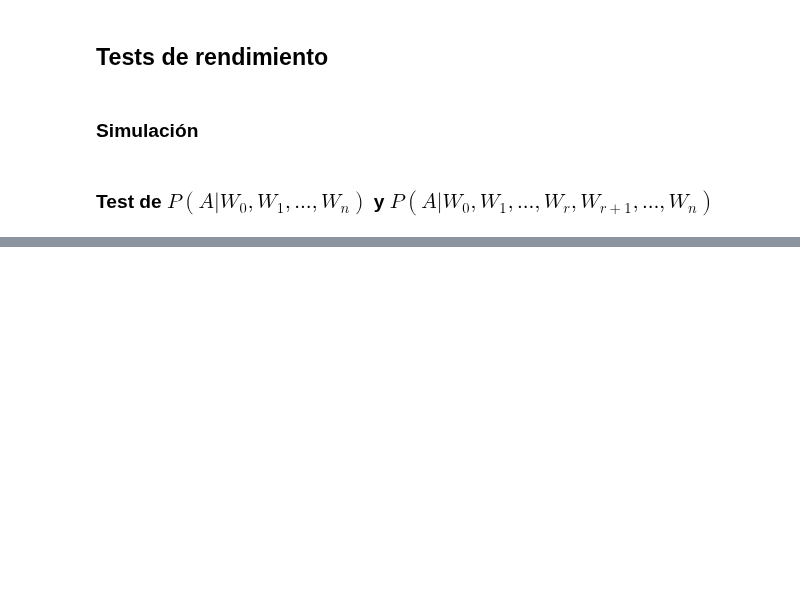
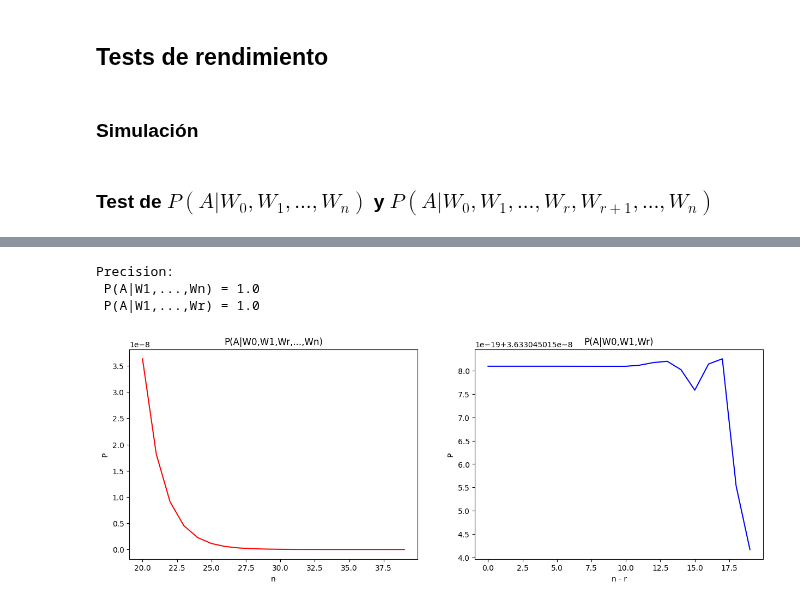
Before and after one commit to robertorys/Tesis, a Jupyter notebook: Test_mib_v2_3_1.ipynb, the cells around one changed output, grey strips where cells are left out. Cells and saved outputs as stored; diff of their text form; code cells hidden in the pictures; blank space fills up the shorter version.

```diff
--- a/Test_mib_v2_3_1.ipynb
+++ b/Test_mib_v2_3_1.ipynb
@@ -847,9 +897,3 @@ for w in wit:
-# %%
-k = len(W) + 2 - len(Wt_v)
-print('10^',k)
-# %%
-CA, VA, p = QW_AT.Query(vars=(A,), indep=tuple(Wt), values_indep=tuple(Wt_v))
-VA, p
 # %% [markdown]
 ## Tests de rendimiento
 # %% [markdown]
@@ -1003,7 +1083,7 @@ for autor in oc_autor:
 # Dicionario de valores de probabilidad
 dA = dict(n_)
 # Distribución de probabilidad
-PA = mb.Distrib(vars=set([A]), table = dA, columns=('A',))
+PA = mb.Distrib(table = dA, columns=('A',))
 print(A.getValues())
 PA.print_table()
 
@@ -1053,5 +1133,5 @@ def Laplace_gral(tabla):
 
 Laplace_gral(dT_A)
 
-PT_A = mb.CondDistrib(set([T]), set([A]), dT_A, (T.getName(),), (A.getName(),))
+PT_A = mb.CondDistrib(dT_A, (T.getName(),), (A.getName(),))
 PT_A.print_table()
@@ -1065,7 +1149,9 @@ print(len(vocab_dif))
 nuevo_vocab = vocab_inter.copy()
 
 ps_rn = []
+t_ps_rn = []
 ps_n = []
+t_ps_n = []
 xn_p = []
 
 for i in range(20):
@@ -1090,8 +1176,8 @@ for i in range(20):
     conteo_w = dict(df_train_T.Conteos)
     pares_train = list(zip(df_train_T.autor,df_train_T.tipo))
 
-    for i,k in enumerate(conteo_w.keys()):
-        conteo_w[k] = {pares_train[i] : dict(conteo_w[k])}
+    for j,k in enumerate(conteo_w.keys()):
+        conteo_w[k] = {pares_train[j] : dict(conteo_w[k])}
 
     def check(palabra,pares_ta):
         pw_ = {}
@@ -1127,7 +1213,7 @@ for i in range(20):
     PW_AT = {}
     for w in nuevo_vocab:    # vocabulario reducido
         t = check(w,pares_ta)
-        PW_AT[w] = mb.CondDistrib(set([W[w]]),set([A,T]), dict(t), (W[w].getName(),), (A.getName(), T.getName()))
+        PW_AT[w] = mb.CondDistrib(dict(t), (W[w].getName(),), (A.getName(), T.getName()))
 
     vars_set = set([A,T] + [W[w] for w in W])
     descomp_set = set([PA, PT_A] + [PW_AT[w] for w in W])
@@ -1141,13 +1227,20 @@ for i in range(20):
             values_wi.append(1)
         else:
             values_wi.append(0)
-
-    p = Q_PATW.Query(vars=tuple([A]), indep=tuple([W[w] for w in W]), values_var = tuple(['jean de la fontaine']),values_indep = values_wi)
+    inicio = time.time()
+    # p = Q_PATW.Query_lg(vars=tuple([A]), indep=tuple([W[w] for w in W]), vars_values= tuple(['jean de la fontaine']), indep_values=values_wi)
+    p = Q_PATW.Query(vars=tuple([A]), indep=tuple([W[w] for w in W]), indep_values=values_wi)
+    fin = time.time()
     ps_n.append(p)
+    t_ps_n.append(fin - inicio)
 
     indep_wi = tuple([W[w] for w in vocab_inter])
     values_iwi = tuple([1 for w in indep_wi])
-    p = Q_PATW.Query(vars=tuple([A]), indep = indep_wi, values_var = tuple(['jean de la fontaine']),values_indep = values_iwi)
+    inicio = time.time()
+    # p = Q_PATW.Query_lg(vars=tuple([A]), indep = indep_wi, vars_values = tuple(['jean de la fontaine']), indep_values = values_iwi)
+    p = Q_PATW.Query(vars=tuple([A]), indep = indep_wi, indep_values = values_iwi)
+    fin = time.time()
     ps_rn.append(p)
-
+    t_ps_rn.append(fin - inicio)
+    print(i+1)
     nuevo_vocab.add(vocab_dif.pop())
@@ -1154,16 +1265,35 @@ for i in range(20):
+# %%
+e_ps_n = 0
+e_ps_rn = 0
+for i in range(len(ps_n)):
+    if ps_n[i][1][0] == 'jean de la fontaine':
+        e_ps_n += 1
+    if ps_rn[i][1][0] == 'jean de la fontaine':
+        e_ps_rn += 1
+    # print("P(A|W1,...,Wn) -> {}".format(ps_n[i]))
+    # print("P(A|W1,...,Wr) -> {}\n".format(ps_rn[i]))
+e_ps_n = e_ps_n / len(ps_n)
+e_ps_rn = e_ps_rn / len(ps_n)
+print("Precision:\n P(A|W1,...,Wn) = {}\n P(A|W1,...,Wr) = {}\n".format(e_ps_n, e_ps_rn))
+# %% [output]
+Precision:
+ P(A|W1,...,Wn) = 1.0
+ P(A|W1,...,Wr) = 1.0
 # %%
 import matplotlib.pyplot as plt
 fig, axs = plt.subplots(1, 2)
 fig.set_size_inches(15,5)
 
-axs[0].plot(xn_p, ps_n, color = 'r',label = "Como decisión")
+axs[0].plot(xn_p, [p[2] for p in ps_n], color = 'r')
 axs[0].set_title("P(A|W0,W1,Wr,...,Wn)")
 axs[0].set_xlabel("n")
 axs[0].set_ylabel("P")
 
 
-axs[1].plot([n-20 for n in xn_p], ps_rn, color = 'b', label = "Con división")
+axs[1].plot([n-20 for n in xn_p], [p[2] for p in ps_rn], color = 'b')
 axs[1].set_title("P(A|W0,W1,Wr)")
 axs[1].set_xlabel("n - r")
 axs[1].set_ylabel("P")
 plt.show()
+# %% [output]
+[figure, added]
```
Also changed, not shown: parts of 26 cells of this notebook, 1 other file.
